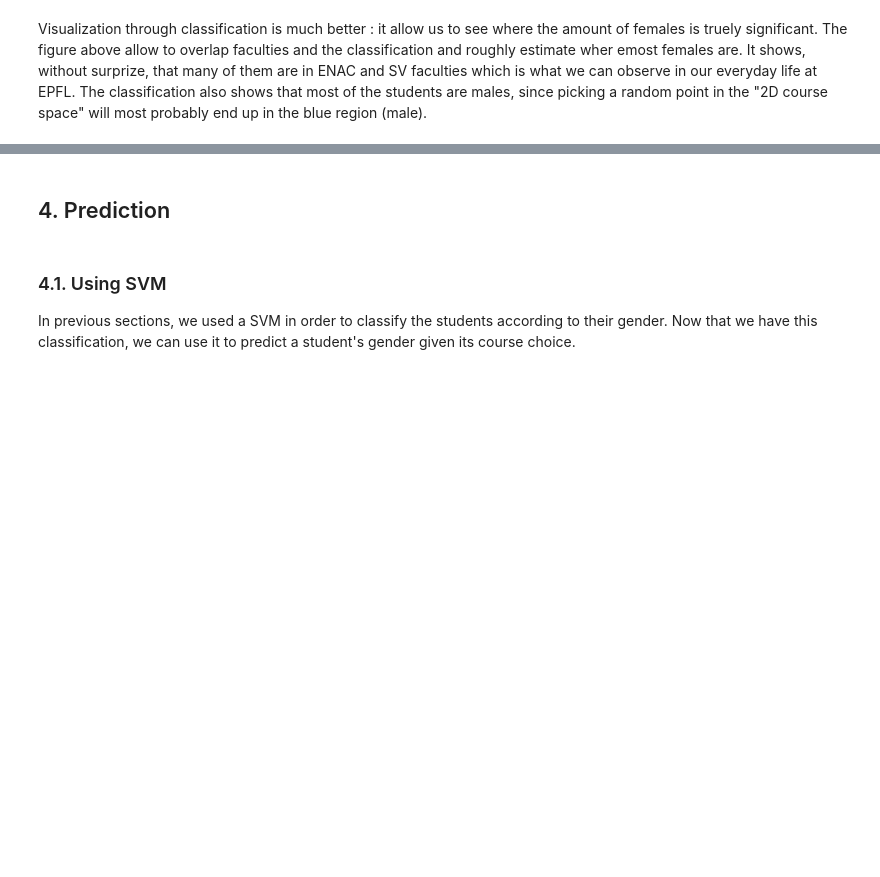
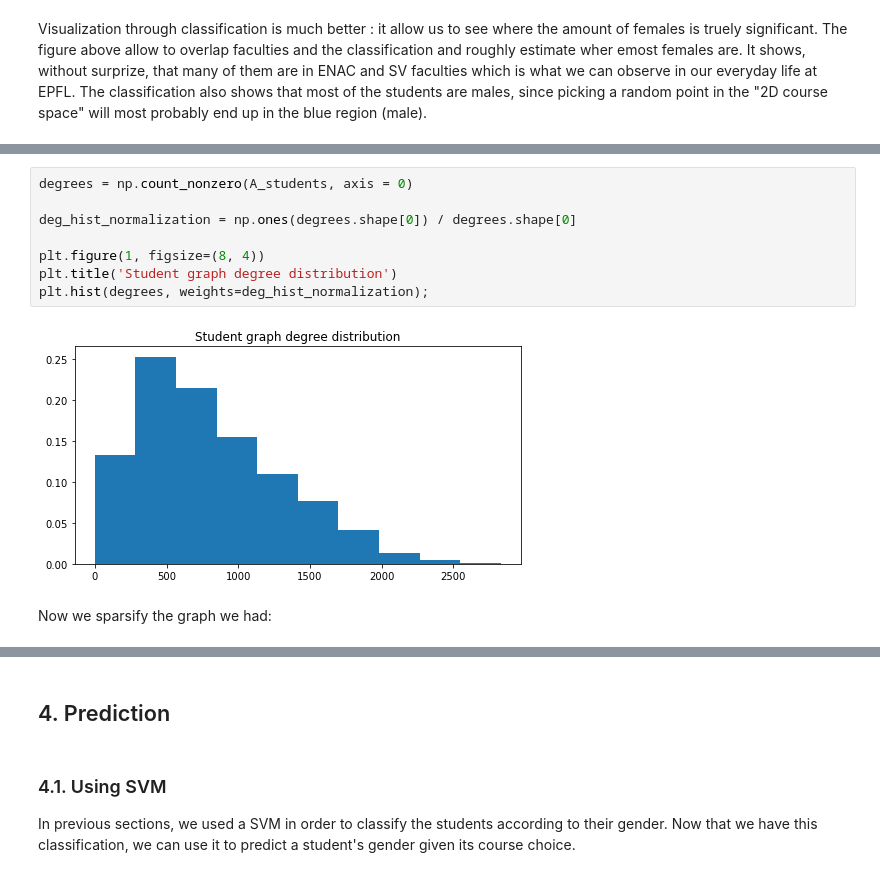
Before and after one commit to jm-x-1/NTDS_2019_PROJECT_TEAM_1, a Jupyter notebook: Source/team_1_main.ipynb, the cells around one changed output, grey strips where cells are left out. Cells and saved outputs as stored; diff of their text form; blank space fills up the shorter version.

```diff
--- a/Source/team_1_main.ipynb
+++ b/Source/team_1_main.ipynb
@@ -522,0 +578,12 @@ Visualization through classification is much better : it allow us to see where t
+# %%
+degrees = np.count_nonzero(A_students, axis = 0)
+
+deg_hist_normalization = np.ones(degrees.shape[0]) / degrees.shape[0]
+
+plt.figure(1, figsize=(8, 4))
+plt.title('Student graph degree distribution')
+plt.hist(degrees, weights=deg_hist_normalization);
+# %% [output]
+[figure, added]
+# %% [markdown]
+Now we sparsify the graph we had:
```
Also changed, not shown: parts of 28 cells of this notebook, 6 other files.
